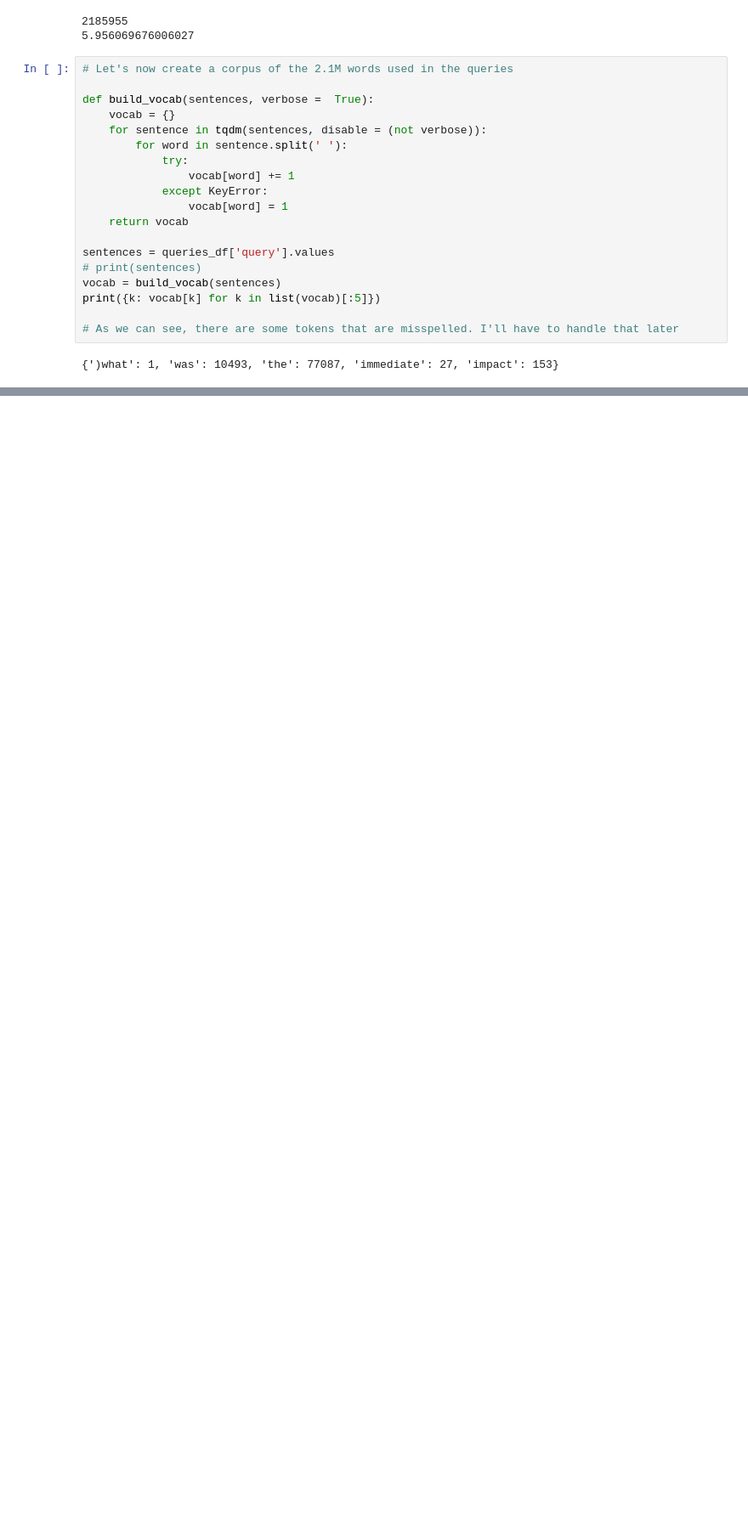
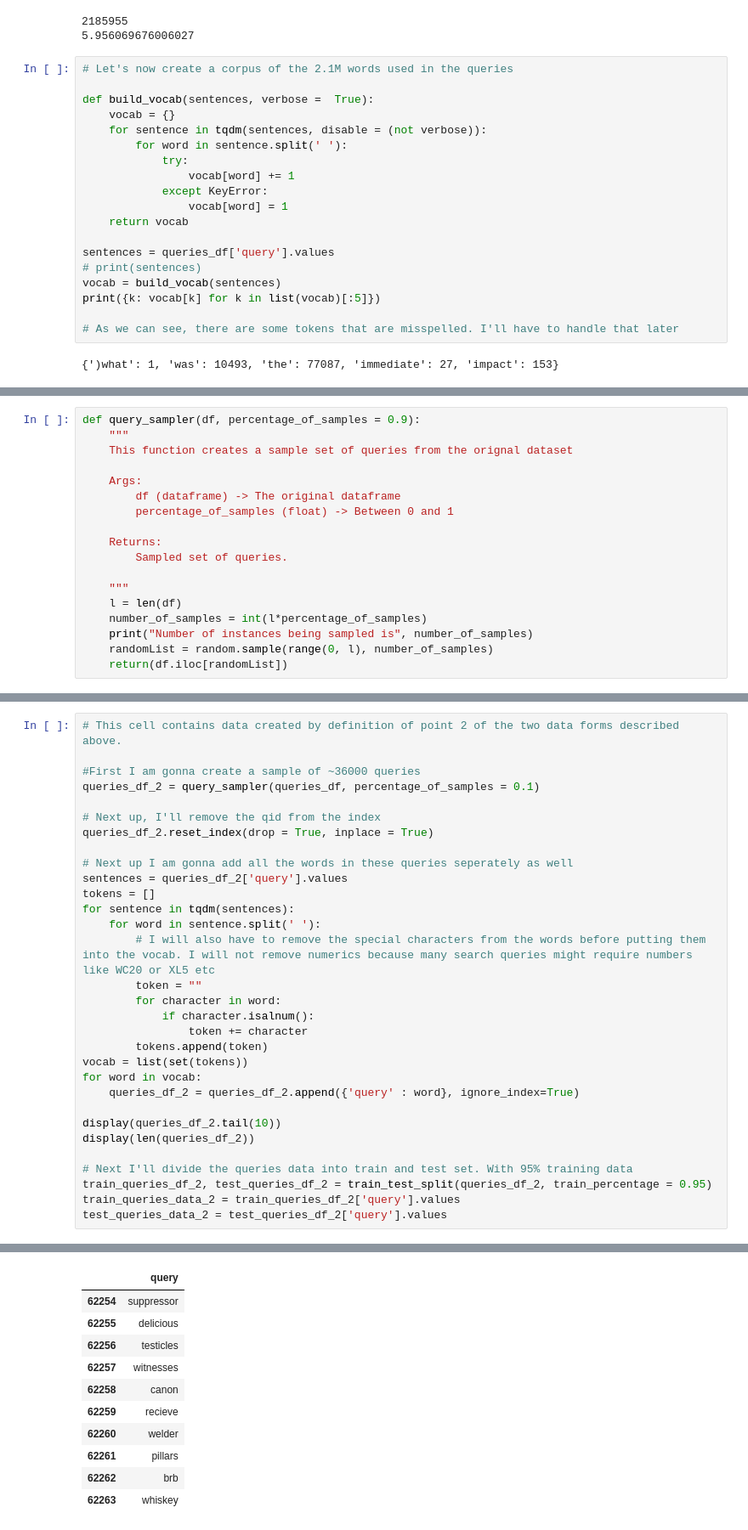
Before and after one commit to Shivanshu17/Neural-Search-Engine, a Jupyter notebook: search-autocomplete.ipynb, the cells around one changed output, grey strips where cells are left out. Shown: that part at 85% size. Drawn from its saved outputs; the diff is of its cells as text; blank space fills up the shorter version.

Commit message:
Added the dictionary based method for search autosuggest

```diff
--- a/search-autocomplete.ipynb
+++ b/search-autocomplete.ipynb
@@ -150,0 +199,18 @@ print(sorted_vocab[-50:])
+# %%
+def query_sampler(df, percentage_of_samples = 0.9):
+    """
+    This function creates a sample set of queries from the orignal dataset
+
+    Args:
+        df (dataframe) -> The original dataframe
+        percentage_of_samples (float) -> Between 0 and 1
+
+    Returns:
+        Sampled set of queries.
+
+    """
+    l = len(df)
+    number_of_samples = int(l*percentage_of_samples)
+    print("Number of instances being sampled is", number_of_samples)
+    randomList = random.sample(range(0, l), number_of_samples)
+    return(df.iloc[randomList])
@@ -150,0 +324,32 @@ print(sorted_vocab[-50:])
+# %%
+# This cell contains data created by definition of point 2 of the two data forms described above.
+
+#First I am gonna create a sample of ~36000 queries
+queries_df_2 = query_sampler(queries_df, percentage_of_samples = 0.1)
+
+# Next up, I'll remove the qid from the index
+queries_df_2.reset_index(drop = True, inplace = True)
+
+# Next up I am gonna add all the words in these queries seperately as well
+sentences = queries_df_2['query'].values
+tokens = []
+for sentence in tqdm(sentences):
+    for word in sentence.split(' '):
+        # I will also have to remove the special characters from the words before putting them into the vocab. I will not remove numerics because many search queries might require numbers like WC20 or XL5 etc
+        token = ""
+        for character in word:
+            if character.isalnum():
+                token += character
+        tokens.append(token)
+vocab = list(set(tokens))
+for word in vocab:
+    queries_df_2 = queries_df_2.append({'query' : word}, ignore_index=True)
+
+display(queries_df_2.tail(10))
+display(len(queries_df_2))
+
+# Next I'll divide the queries data into train and test set. With 95% training data
+train_queries_df_2, test_queries_df_2 = train_test_split(queries_df_2, train_percentage = 0.95)
+train_queries_data_2 = train_queries_df_2['query'].values
+test_queries_data_2 = test_queries_df_2['query'].values
+# %% [output]
@@ -150,0 +357,11 @@ print(sorted_vocab[-50:])
+|  | query |
+| 62254 | suppressor |
+| 62255 | delicious |
+| 62256 | testicles |
+| 62257 | witnesses |
+| 62258 | canon |
+| 62259 | recieve |
+| 62260 | welder |
+| 62261 | pillars |
+| 62262 | brb |
+| 62263 | whiskey |
```
Also changed, not shown: parts of 30 cells of this notebook.
